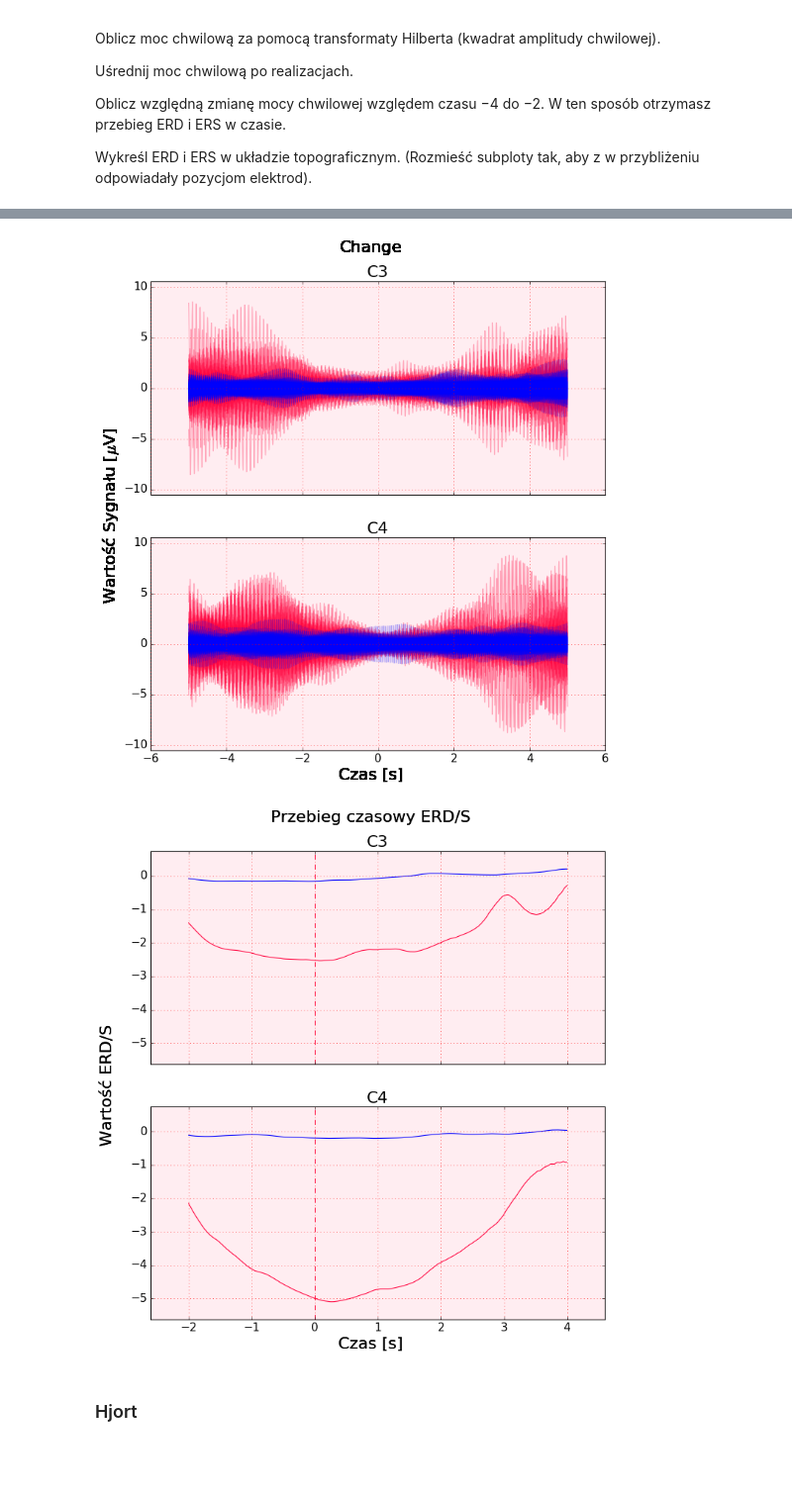
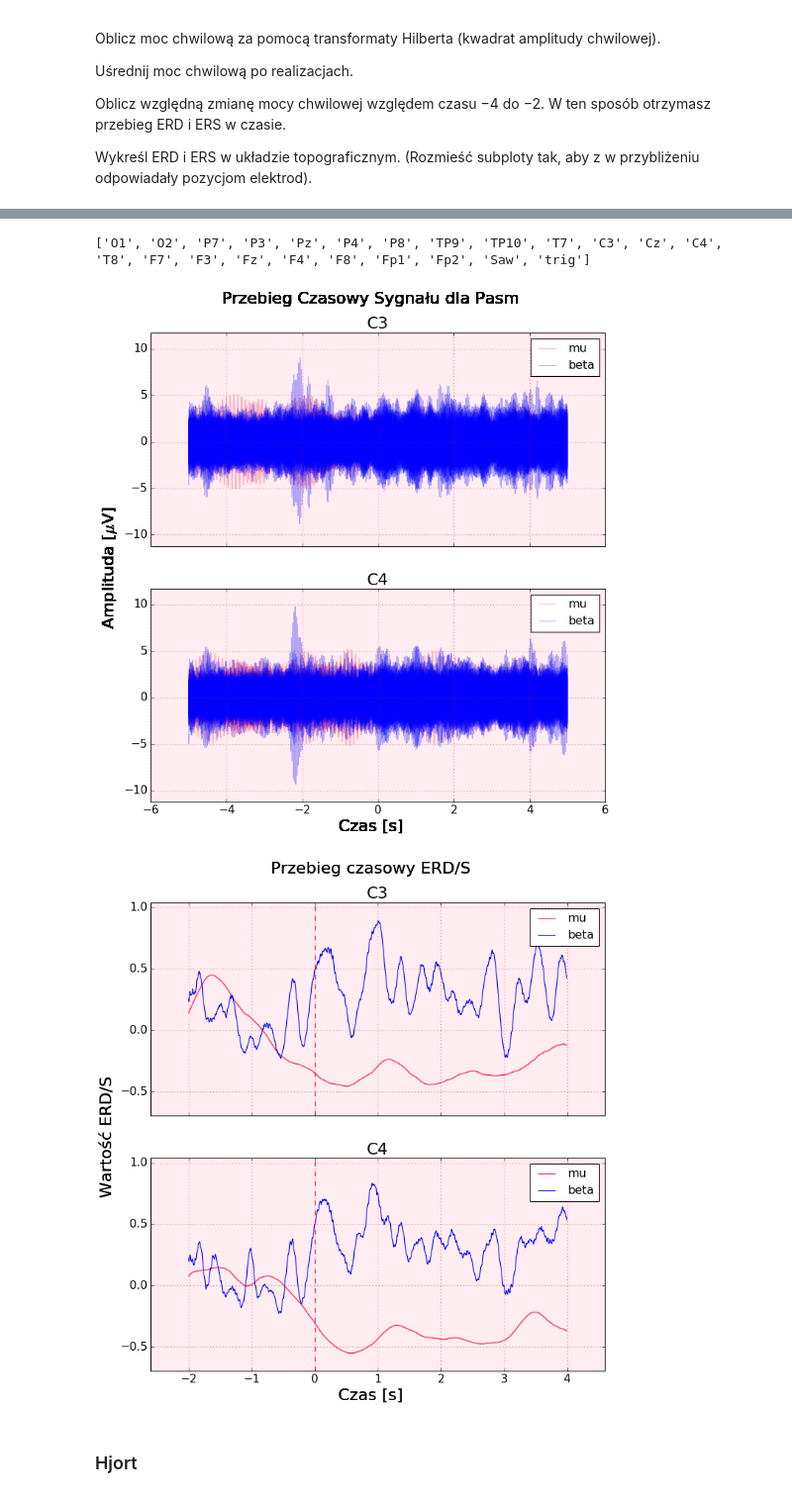
Before and after one commit to PPierzc/PracowniaEEG, a Jupyter notebook: ERD_S.ipynb, the cells around one changed output, grey strips where cells are left out. Shown at 99% size. Saved outputs shown, nothing was run; the diff lists cells and outputs as text; code cells hidden in the pictures; blank space fills up the shorter version.

```diff
--- a/ERD_S.ipynb
+++ b/ERD_S.ipynb
@@ -90,5 +91,6 @@ def generate_signal():
 # %% [markdown]
 ## Wyznaczanie pasma $\mu$ i $\beta$.
 # %%
-RAW_EEG = saffy.SignalManager(filename=f"{data_path}/ola_erds_2")
+# RAW_EEG = saffy.SignalManager(filename=f"{data_path}/ola_erds_2")
+RAW_EEG = saffy.SignalManager(filename=f"{data_path}Copy of maks")
 # %% [output]
@@ -211,14 +214,16 @@ Oblicz względną zmianę mocy chwilowej względem czasu −4 do −2. W ten spo
 Wykreśl ERD i ERS w układzie topograficznym. (Rozmieść subploty tak, aby z w przybliżeniu odpowiadały pozycjom elektrod).
 # %%
 def time_erds_procedure(EEG, mu_freq = 10, beta_freq = 19):
-  EEG.butter_highpass_filter(1, 2)
-  EEG.cheb2_notch_filter(50, order=1, rs=3, width=0.3, btype='bandstop')
+  EEG.butter_highpass_filter(cutoff=1, order=2)
+  EEG.cheb2_notch_filter(cutoff=50, order=1, rs=3, width=0.3, btype='bandstop')
 
   MU_EEG = EEG.copy('mu')
   BETA_EEG = EEG.copy('beta')
 
+#   MU_EEG.cheb2_notch_filter(mu_freq, order=1, rs=3, width=0.3, btype='bandpass')
   MU_EEG.cheb2_notch_filter(mu_freq, order=1, rs=3, width=0.3, btype='bandpass')
-  BETA_EEG.cheb2_notch_filter(beta_freq, order=1, rs=5, width=0.3, btype='bandpass')
+#   BETA_EEG.cheb2_notch_filter(beta_freq, order=1, rs=5, width=0.3, btype='bandpass')
+  BETA_EEG.cheb2_notch_filter(29.5, order=1, rs=20, width=6.5, btype='bandpass')
 
   MU_EEG.set_epochs_from_tags(-5, 5)
   BETA_EEG.set_epochs_from_tags(-5, 5)
@@ -234,15 +239,17 @@ def time_erds_procedure(EEG, mu_freq = 10, beta_freq = 19):
   MU_EEG.graphics_time_plot(
       fig,
       ax,
-      'Change',
+      'Przebieg Czasowy Sygnału dla Pasm',
       alpha=0.3,
-      label='mu'
+      label='mu',
+      xlabel='Czas [s]',
+      ylabel='Amplituda [$\mu$V]'
   )
 
   BETA_EEG.graphics_time_plot(
       fig,
       ax,
-      'Change',
+      '',
       color='#0000ff',
       alpha=0.3,
       label='beta'
@@ -263,7 +270,7 @@ def time_erds_procedure(EEG, mu_freq = 10, beta_freq = 19):
   MU_EEG.hilbert_subtract_base(-4, -2)
   BETA_EEG.hilbert_subtract_base(-4, -2)
 
-  low, high =- 2, 4
+  low, high = -2, 4
   low_samp = np.where(MU_EEG.t == low)[0][0]
   high_samp = np.where(MU_EEG.t == high)[0][0]
 
@@ -288,12 +295,14 @@ def time_erds_procedure(EEG, mu_freq = 10, beta_freq = 19):
     ax[channel].plot(
         MU_EEG.t,
         MU_EEG.hilbert['power'][0, channel, :],
-        color='#ff0641'
+        color='#ff0641',
+        label='mu'
     )
     ax[channel].plot(
         BETA_EEG.t,
         BETA_EEG.hilbert['power'][0, channel, :],
-        color='blue'
+        color='blue',
+        label='beta'
     )
 
     ax[channel].axvline(
@@ -311,6 +320,7 @@ def time_erds_procedure(EEG, mu_freq = 10, beta_freq = 19):
     ax[channel].set_facecolor('#ffedf1')
     ax[channel].tick_params(labelsize=14)
     ax[channel].grid(True, color='r')
+    ax[channel].legend()
 
     fig.text(
       0.5,
@@ -340,12 +350,21 @@ def time_erds_procedure(EEG, mu_freq = 10, beta_freq = 19):
   plt.show()
   plt.close()
 # %%
+# RAW_EEG = saffy.SignalManager(filename=f"{data_path}Copy of maks")
+
 EEG = RAW_EEG.copy('eeg')
-EEG.extract_channels(['C3', 'C4', 'trig'])
+
+# print(EEG.channel_names)
 
 EEG.set_tags_from_channel('trig')
 
-EEG.remove_channels(['trig'])
+# EEG.remove_channels(['trig', 'Saw'])
 
-time_erds_procedure(EEG, mu_freq=10, beta_freq=19)
+# EEG.extract_channels(['C3', 'C4'])
+
+EEG.call(ear_montage)
+
+EEG.extract_channels(['C3', 'C4'])
+
+time_erds_procedure(EEG, mu_freq=10, beta_freq=18)
 # %% [output]
@@ -352,5 +372,6 @@ time_erds_procedure(EEG, mu_freq=10, beta_freq=19)
+['O1', 'O2', 'P7', 'P3', 'Pz', 'P4', 'P8', 'TP9', 'TP10', 'T7', 'C3', 'Cz', 'C4', 'T8', 'F7', 'F3', 'Fz', 'F4', 'F8', 'Fp1', 'Fp2', 'Saw', 'trig']
-[figure, old version]
+[figure, new version]
-[figure, old version]
+[figure, new version]
 # %% [markdown]
 ### Hjort
 # %%
```
Also changed, not shown: parts of 10 cells of this notebook.
